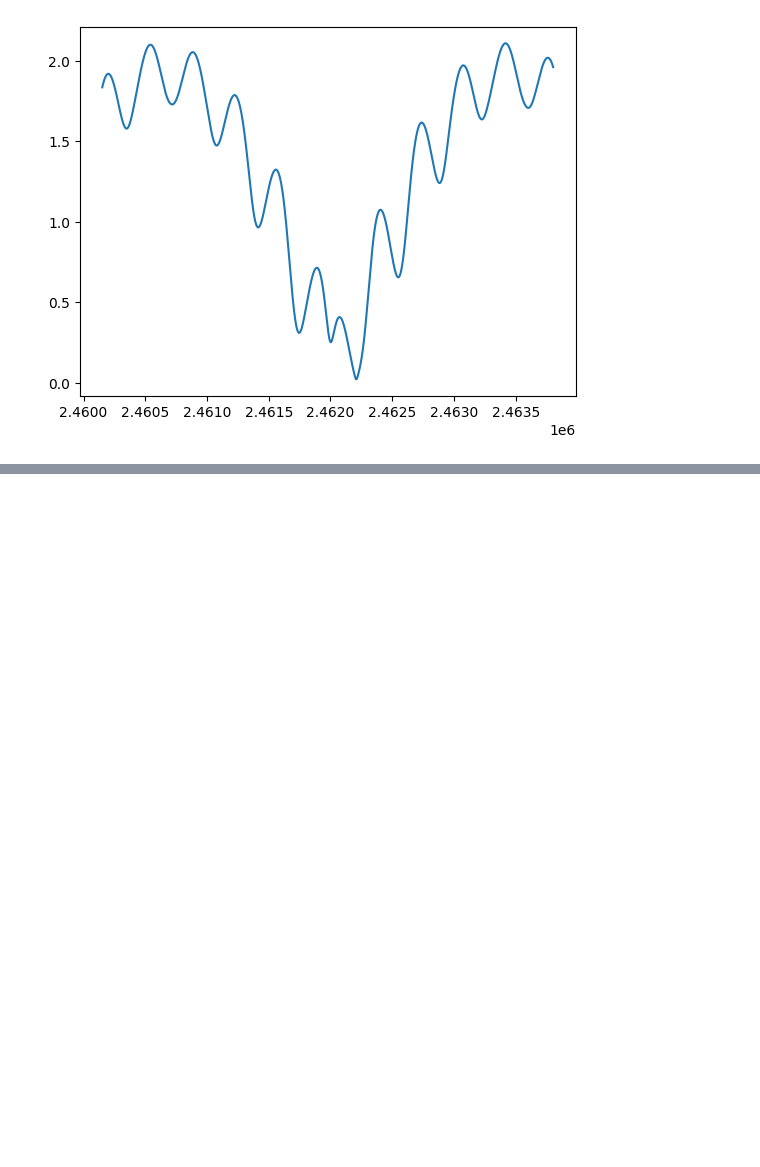
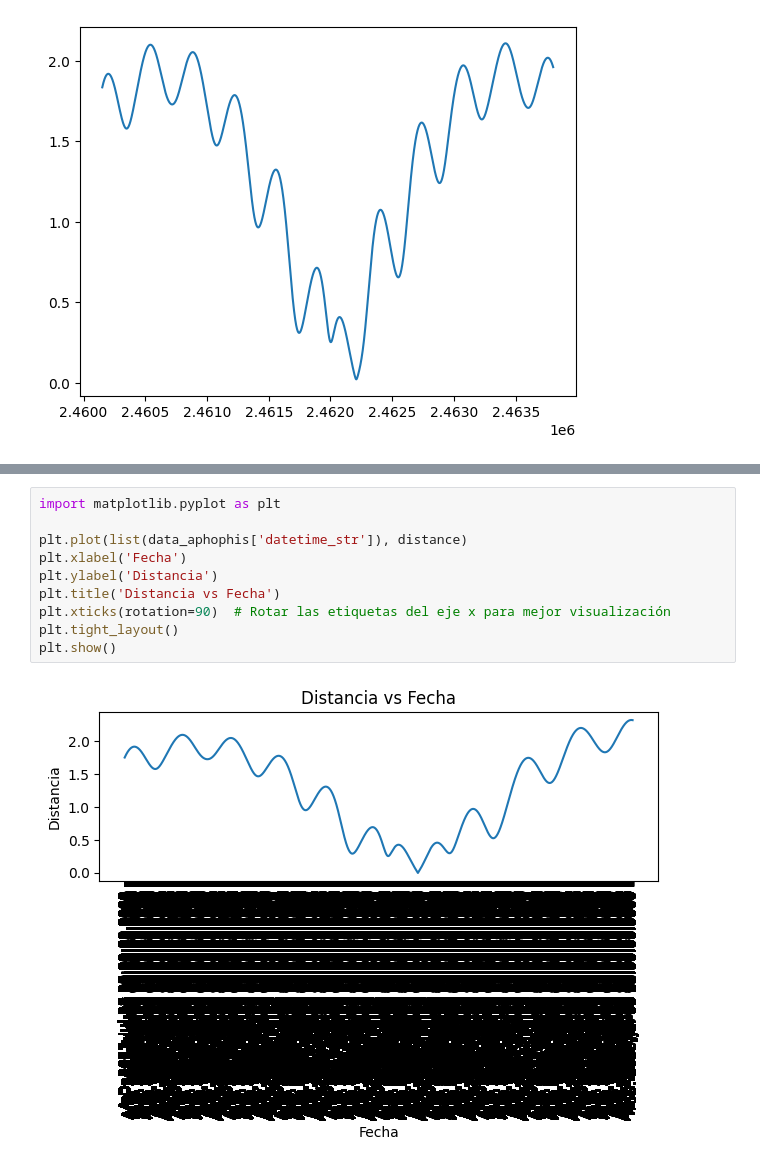
Before and after one commit to andromedalactea/celestial_mechanics, a Jupyter notebook: scripts/Homeworks/MC_Tarea3_AproximacionApophis.ipynb, the cells around one changed output, grey strips where cells are left out. Drawn from its saved outputs; the diff is of its cells as text; blank space fills up the shorter version.

```diff
--- a/scripts/Homeworks/MC_Tarea3_AproximacionApophis.ipynb
+++ b/scripts/Homeworks/MC_Tarea3_AproximacionApophis.ipynb
@@ -526,0 +547,12 @@ plt.plot(dic['time_jd'],dic['distance_earth_apophis'])
+# %%
+import matplotlib.pyplot as plt
+
+plt.plot(list(data_aphophis['datetime_str']), distance)
+plt.xlabel('Fecha')
+plt.ylabel('Distancia')
+plt.title('Distancia vs Fecha')
+plt.xticks(rotation=90)  # Rotar las etiquetas del eje x para mejor visualización
+plt.tight_layout()
+plt.show()
+# %% [output]
+[figure, added]
```
Also changed, not shown: parts of 3 cells of this notebook, 1 other file.
